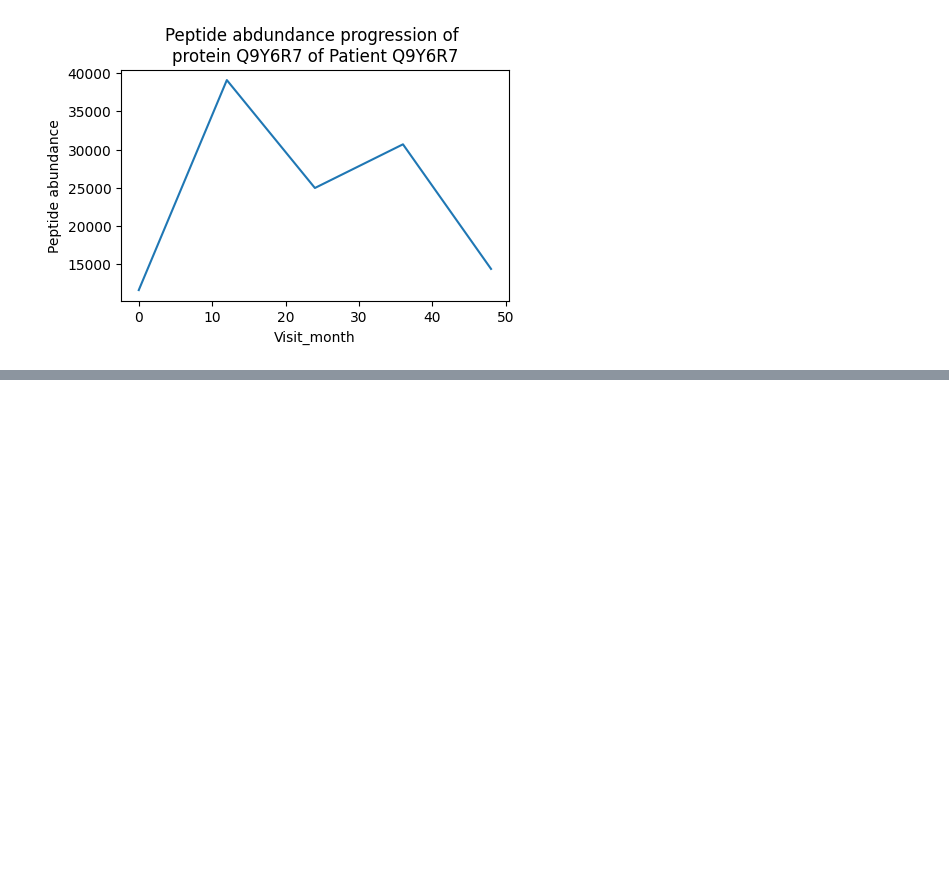
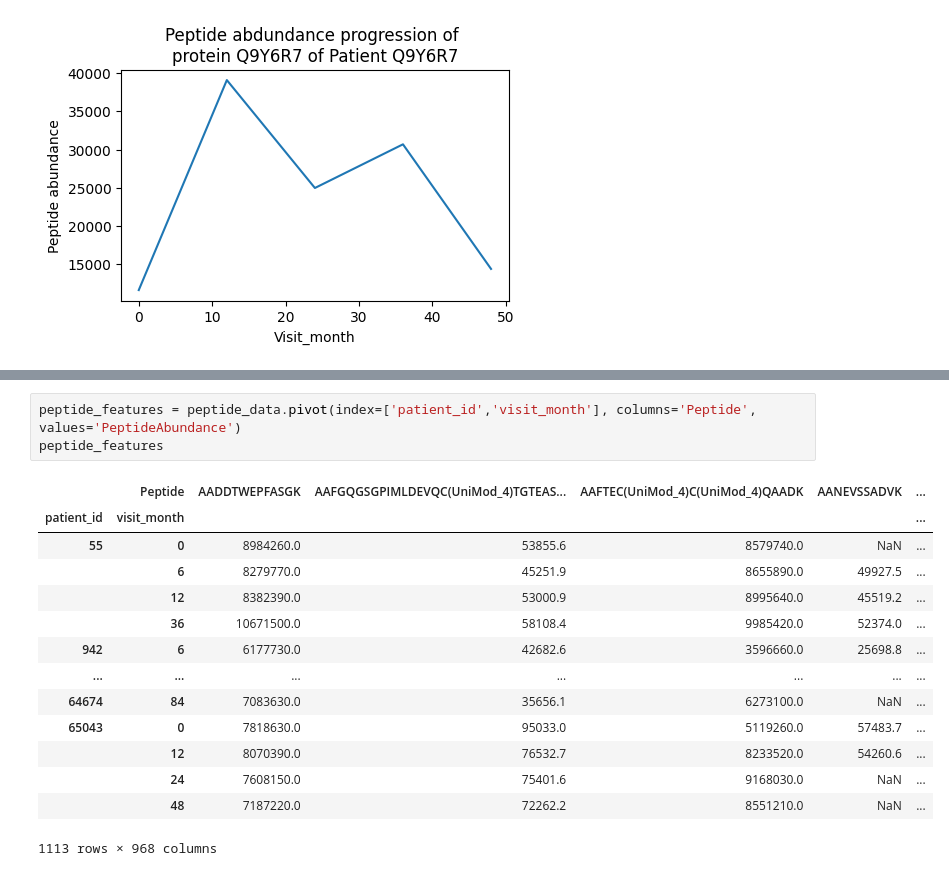
Before and after one commit to prithvidasgupta/si-618-parkinson-prediction, a Jupyter notebook: peptide_data.ipynb, the cells around one changed output, grey strips where cells are left out. Saved outputs shown, nothing was run; the diff lists cells and outputs as text; blank space fills up the shorter version.

Commit message:
More analysis on peptides

```diff
--- a/peptide_data.ipynb
+++ b/peptide_data.ipynb
@@ -115,0 +134,18 @@ plt.show()
+# %%
+peptide_features = peptide_data.pivot(index=['patient_id','visit_month'], columns='Peptide', values='PeptideAbundance')
+peptide_features
+# %% [output]
+|  | Peptide | AADDTWEPFASGK | AAFGQGSGPIMLDEVQC(UniMod_4)TGTEAS... | AAFTEC(UniMod_4)C(UniMod_4)QAADK | AANEVSSADVK | ... |
+| patient_id | visit_month |  |  |  |  | ... |
+| 55 | 0 | 8984260.0 | 53855.6 | 8579740.0 | NaN | ... |
+|  | 6 | 8279770.0 | 45251.9 | 8655890.0 | 49927.5 | ... |
+|  | 12 | 8382390.0 | 53000.9 | 8995640.0 | 45519.2 | ... |
+|  | 36 | 10671500.0 | 58108.4 | 9985420.0 | 52374.0 | ... |
+| 942 | 6 | 6177730.0 | 42682.6 | 3596660.0 | 25698.8 | ... |
+| ... | ... | ... | ... | ... | ... | ... |
+| 64674 | 84 | 7083630.0 | 35656.1 | 6273100.0 | NaN | ... |
+| 65043 | 0 | 7818630.0 | 95033.0 | 5119260.0 | 57483.7 | ... |
+|  | 12 | 8070390.0 | 76532.7 | 8233520.0 | 54260.6 | ... |
+|  | 24 | 7608150.0 | 75401.6 | 9168030.0 | NaN | ... |
+|  | 48 | 7187220.0 | 72262.2 | 8551210.0 | NaN | ... |
+1113 rows × 968 columns
```
Also changed, not shown: parts of 8 cells of this notebook.
